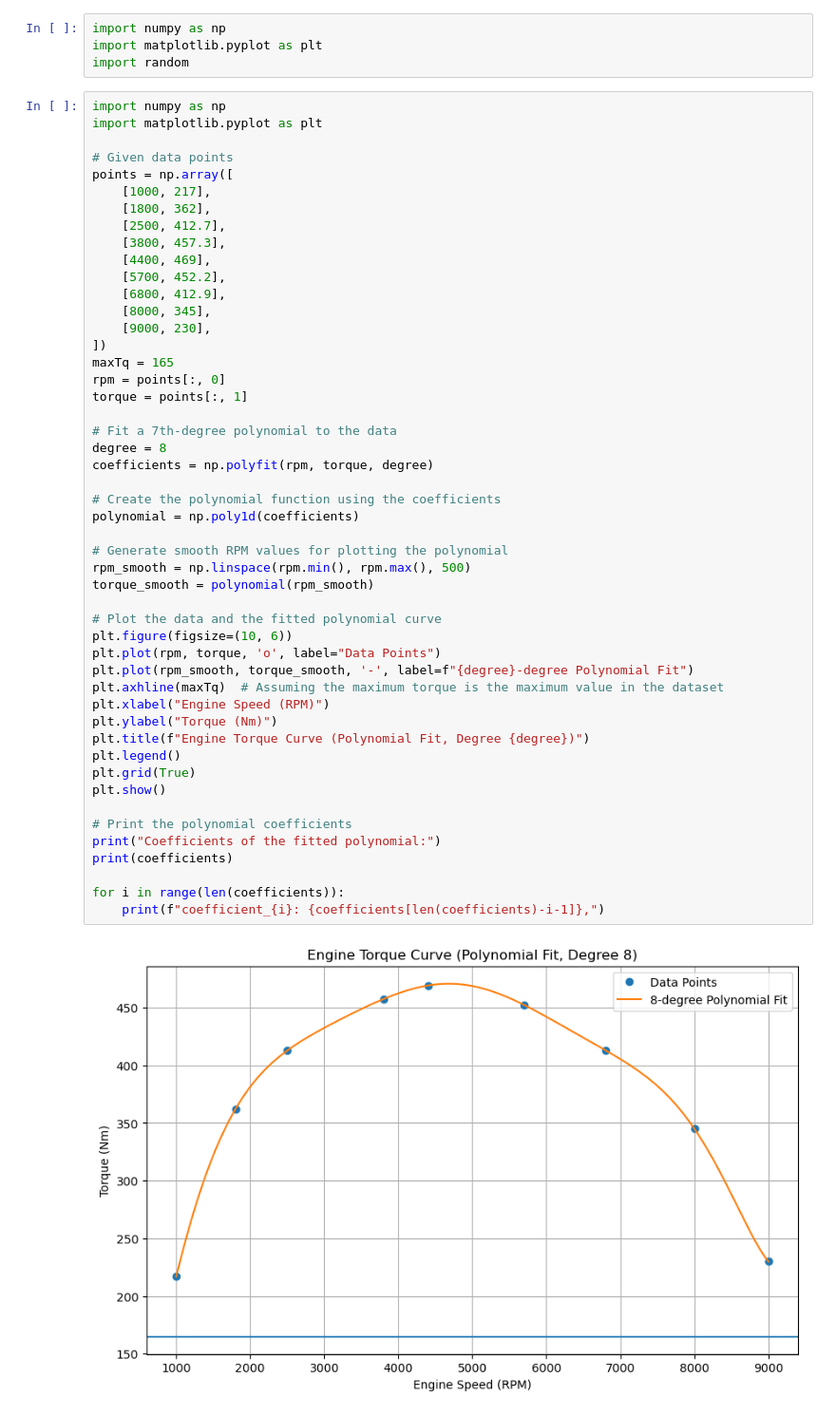
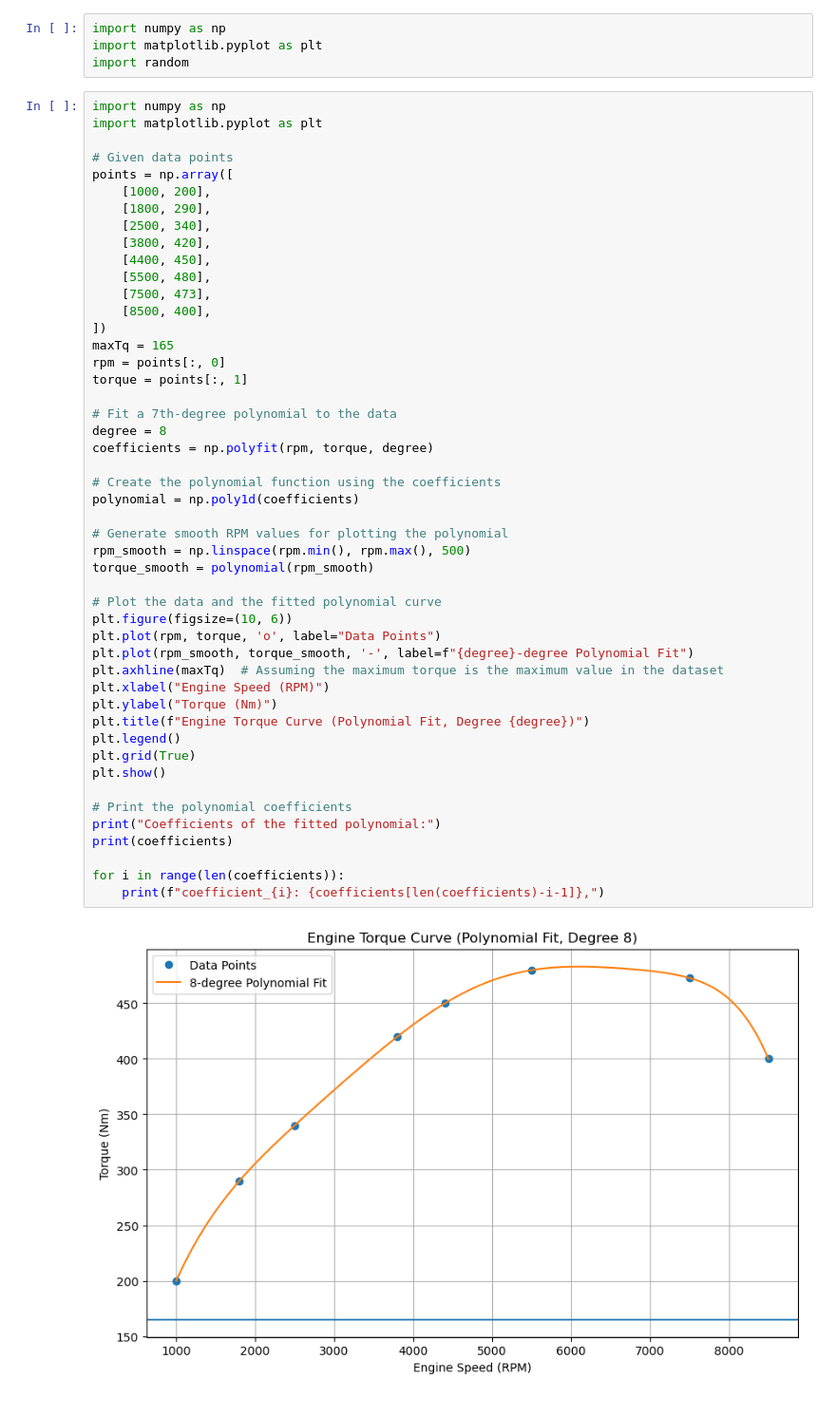
Before and after one commit to vougioukakis/car-acceleration-app, a Jupyter notebook: torque_curve_generator.ipynb, the cells around one changed output. Shown at 95% size. Saved outputs shown, nothing was run; the diff lists cells and outputs as text.

```diff
--- a/torque_curve_generator.ipynb
+++ b/torque_curve_generator.ipynb
@@ -8,15 +8,14 @@ import matplotlib.pyplot as plt
 
 # Given data points
 points = np.array([
-    [1000, 217],
-    [1800, 362],
-    [2500, 412.7],
-    [3800, 457.3],
-    [4400, 469],
-    [5700, 452.2],
-    [6800, 412.9],
-    [8000, 345],
-    [9000, 230],
+    [1000, 200],
+    [1800, 290],
+    [2500, 340],
+    [3800, 420],
+    [4400, 450],
+    [5500, 480],
+    [7500, 473],
+    [8500, 400],
 ])
 maxTq = 165
 rpm = points[:, 0]
@@ -25,32 +24,32 @@ torque = points[:, 1]
 # Fit a 7th-degree polynomial to the data
 degree = 8
 coefficients = np.polyfit(rpm, torque, degree)
 
 # Create the polynomial function using the coefficients
 polynomial = np.poly1d(coefficients)
 
 # Generate smooth RPM values for plotting the polynomial
 rpm_smooth = np.linspace(rpm.min(), rpm.max(), 500)
 torque_smooth = polynomial(rpm_smooth)
 
 # Plot the data and the fitted polynomial curve
 plt.figure(figsize=(10, 6))
 plt.plot(rpm, torque, 'o', label="Data Points")
 plt.plot(rpm_smooth, torque_smooth, '-', label=f"{degree}-degree Polynomial Fit")
 plt.axhline(maxTq)  # Assuming the maximum torque is the maximum value in the dataset
 plt.xlabel("Engine Speed (RPM)")
 plt.ylabel("Torque (Nm)")
 plt.title(f"Engine Torque Curve (Polynomial Fit, Degree {degree})")
 plt.legend()
 plt.grid(True)
 plt.show()
 
 # Print the polynomial coefficients
 print("Coefficients of the fitted polynomial:")
 print(coefficients)
 
 for i in range(len(coefficients)):
     print(f"coefficient_{i}: {coefficients[len(coefficients)-i-1]},")
 # %% [output]
-[figure, old version]
+[figure, new version]
 Coefficients of the fitted polynomial:
```
Also changed, not shown: parts of 1 cell of this notebook, 8 other files.
